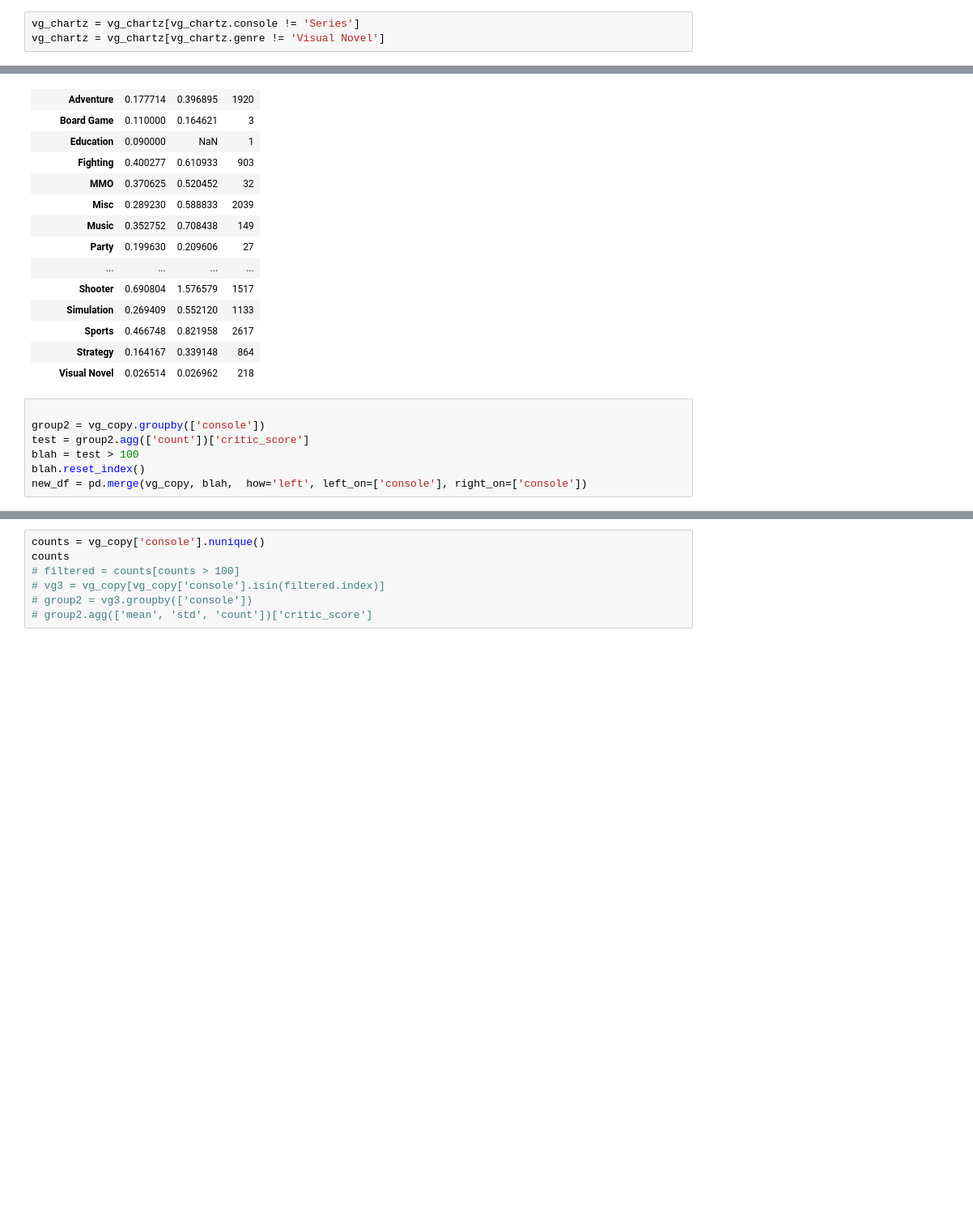
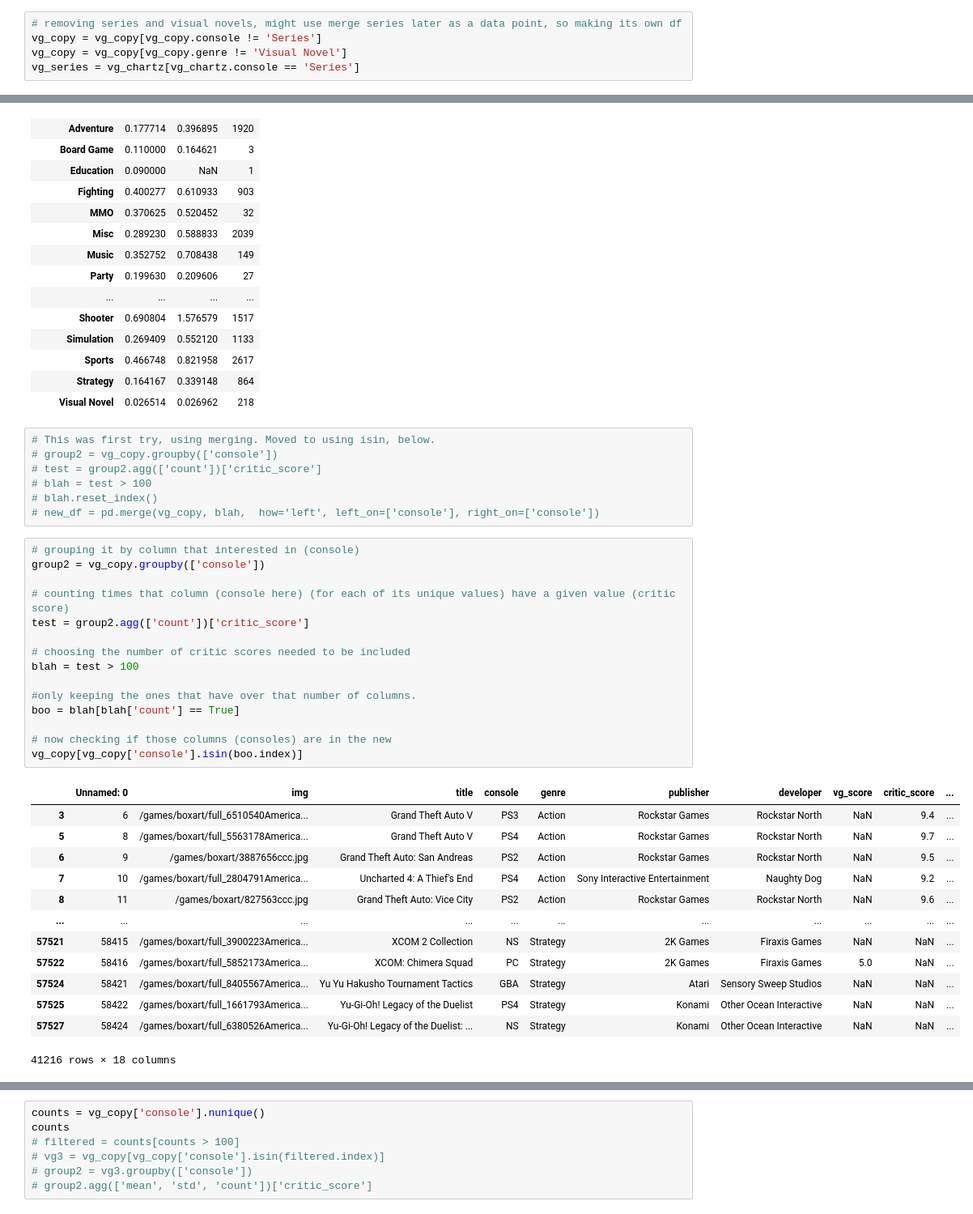
Before and after one commit to OrenRoss/nycdsa_python, a Jupyter notebook: Video_Game_Analysis.ipynb, the cells around one changed output, grey strips where cells are left out. Shown: that part at 81% size. Saved outputs shown, nothing was run; the diff lists cells and outputs as text; blank space fills up the shorter version.

```diff
--- a/Video_Game_Analysis.ipynb
+++ b/Video_Game_Analysis.ipynb
@@ -14,3 +24,5 @@ vg_copy = vg_chartz.copy()
 # %%
-vg_chartz = vg_chartz[vg_chartz.console != 'Series']
-vg_chartz = vg_chartz[vg_chartz.genre != 'Visual Novel']
+# removing series and visual novels, might use merge series later as a data point, so making its own df
+vg_copy = vg_copy[vg_copy.console != 'Series']
+vg_copy = vg_copy[vg_copy.genre != 'Visual Novel']
+vg_series = vg_chartz[vg_chartz.console == 'Series']
@@ -97,9 +128,38 @@ group.agg(['mean', 'std', 'count'])['total_sales']
 | Strategy | 0.164167 | 0.339148 | 864 |
 | Visual Novel | 0.026514 | 0.026962 | 218 |
 # %%
-
-group2 = vg_copy.groupby(['console'])
-test = group2.agg(['count'])['critic_score']
-blah = test > 100
-blah.reset_index()
-new_df = pd.merge(vg_copy, blah,  how='left', left_on=['console'], right_on=['console'])
+# This was first try, using merging. Moved to using isin, below.
+# group2 = vg_copy.groupby(['console'])
+# test = group2.agg(['count'])['critic_score']
+# blah = test > 100
+# blah.reset_index()
+# new_df = pd.merge(vg_copy, blah,  how='left', left_on=['console'], right_on=['console'])
+# %%
+# grouping it by column that interested in (console)
+group2 = vg_copy.groupby(['console'])
+
+# counting times that column (console here) (for each of its unique values) have a given value (critic score)
+test = group2.agg(['count'])['critic_score']
+
+# choosing the number of critic scores needed to be included
+blah = test > 100
+
+#only keeping the ones that have over that number of columns.
+boo = blah[blah['count'] == True]
+
+# now checking if those columns (consoles) are in the new
+vg_copy[vg_copy['console'].isin(boo.index)]
+# %% [output]
+|  | Unnamed: 0 | img | title | console | genre | publisher | developer | vg_score | critic_score | ... |
+| 3 | 6 | /games/boxart/full_6510540America... | Grand Theft Auto V | PS3 | Action | Rockstar Games | Rockstar North | NaN | 9.4 | ... |
+| 5 | 8 | /games/boxart/full_5563178America... | Grand Theft Auto V | PS4 | Action | Rockstar Games | Rockstar North | NaN | 9.7 | ... |
+| 6 | 9 | /games/boxart/3887656ccc.jpg | Grand Theft Auto: San Andreas | PS2 | Action | Rockstar Games | Rockstar North | NaN | 9.5 | ... |
+| 7 | 10 | /games/boxart/full_2804791America... | Uncharted 4: A Thief's End | PS4 | Action | Sony Interactive Entertainment | Naughty Dog | NaN | 9.2 | ... |
+| 8 | 11 | /games/boxart/827563ccc.jpg | Grand Theft Auto: Vice City | PS2 | Action | Rockstar Games | Rockstar North | NaN | 9.6 | ... |
+| ... | ... | ... | ... | ... | ... | ... | ... | ... | ... | ... |
+| 57521 | 58415 | /games/boxart/full_3900223America... | XCOM 2 Collection | NS | Strategy | 2K Games | Firaxis Games | NaN | NaN | ... |
+| 57522 | 58416 | /games/boxart/full_5852173America... | XCOM: Chimera Squad | PC | Strategy | 2K Games | Firaxis Games | 5.0 | NaN | ... |
+| 57524 | 58421 | /games/boxart/full_8405567America... | Yu Yu Hakusho Tournament Tactics | GBA | Strategy | Atari | Sensory Sweep Studios | NaN | NaN | ... |
+| 57525 | 58422 | /games/boxart/full_1661793America... | Yu-Gi-Oh! Legacy of the Duelist | PS4 | Strategy | Konami | Other Ocean Interactive | NaN | NaN | ... |
+| 57527 | 58424 | /games/boxart/full_6380526America... | Yu-Gi-Oh! Legacy of the Duelist: ... | NS | Strategy | Konami | Other Ocean Interactive | NaN | NaN | ... |
+41216 rows × 18 columns
```
Also changed, not shown: parts of 24 cells of this notebook, 1 other file.
